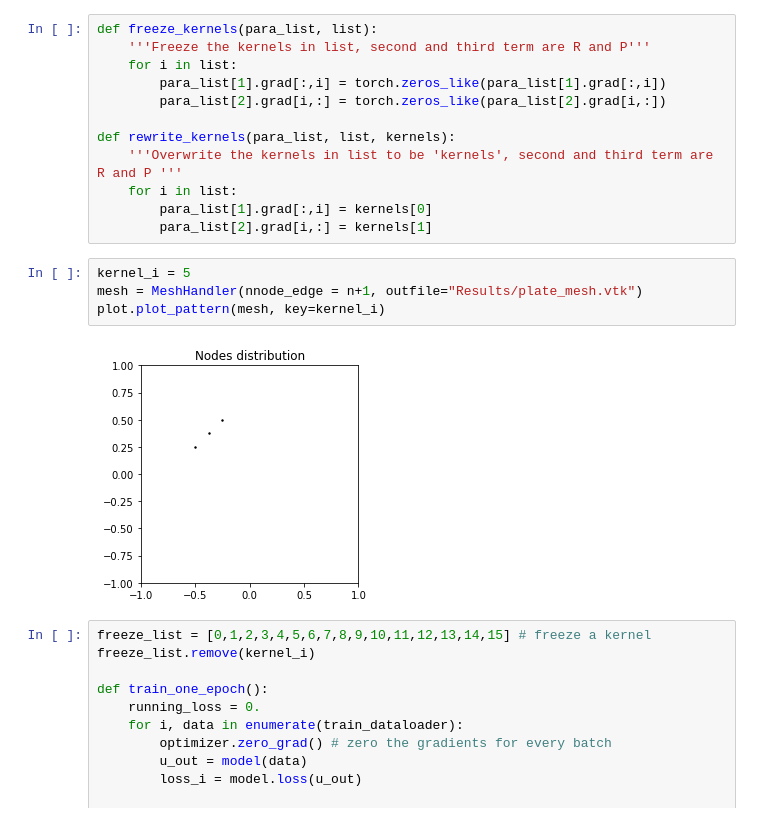
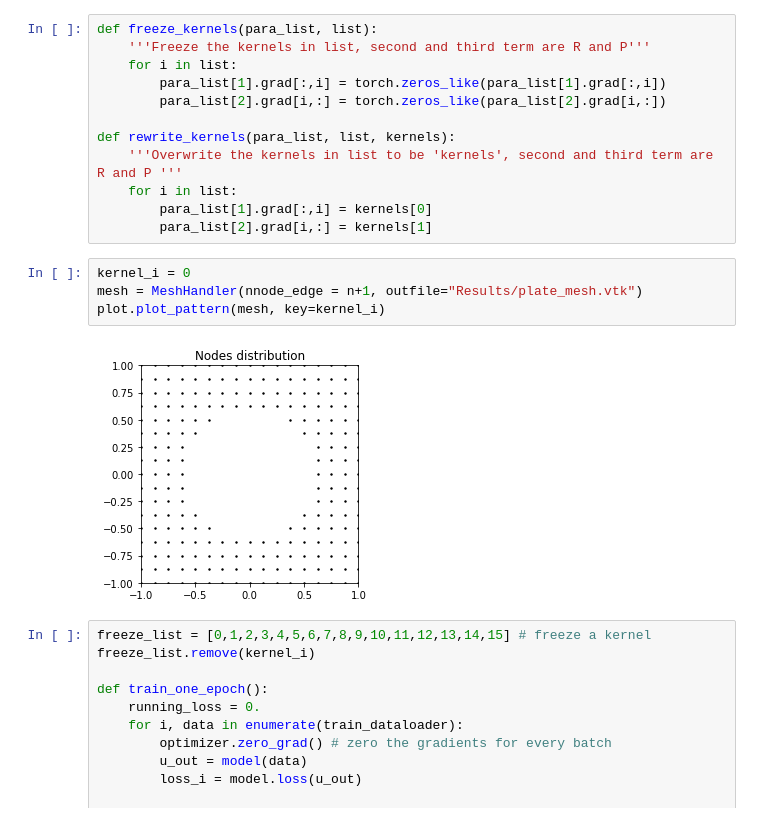
Before and after one commit to longfish/Multigrid-FEANet, a Jupyter notebook: MM-FEANet-interface_multigrid_rhs_kernel_split_res.ipynb, the cells around one changed output. Cells and saved outputs as stored; diff of their text form.

```diff
--- a/MM-FEANet-interface_multigrid_rhs_kernel_split_res.ipynb
+++ b/MM-FEANet-interface_multigrid_rhs_kernel_split_res.ipynb
@@ -280,11 +282,11 @@ def rewrite_kernels(para_list, list, kernels):
         para_list[1].grad[:,i] = kernels[0]
         para_list[2].grad[i,:] = kernels[1]
 # %%
-kernel_i = 5
+kernel_i = 0
 mesh = MeshHandler(nnode_edge = n+1, outfile="Results/plate_mesh.vtk")
 plot.plot_pattern(mesh, key=kernel_i)
 # %% [output]
-[figure, old version]
+[figure, new version]
 # %%
 freeze_list = [0,1,2,3,4,5,6,7,8,9,10,11,12,13,14,15] # freeze a kernel
 freeze_list.remove(kernel_i)
```
Also changed, not shown: parts of 8 cells of this notebook, 21 other files.
